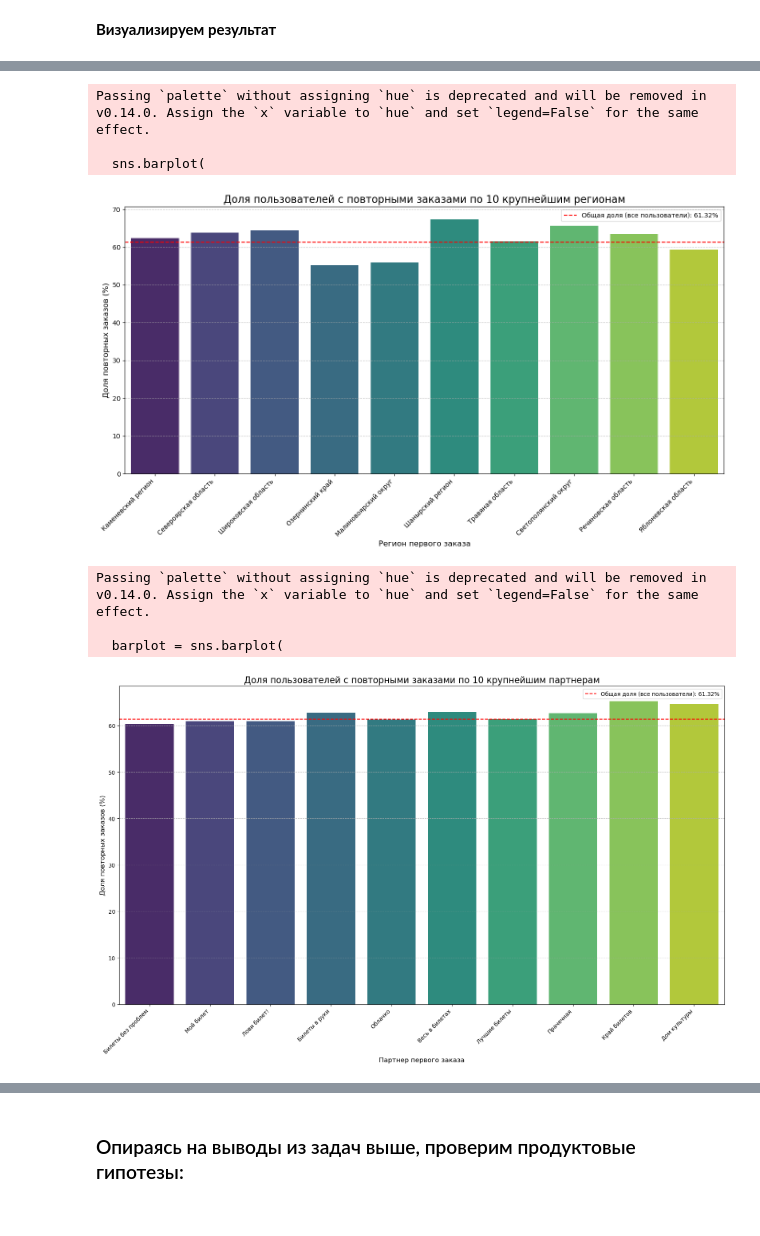
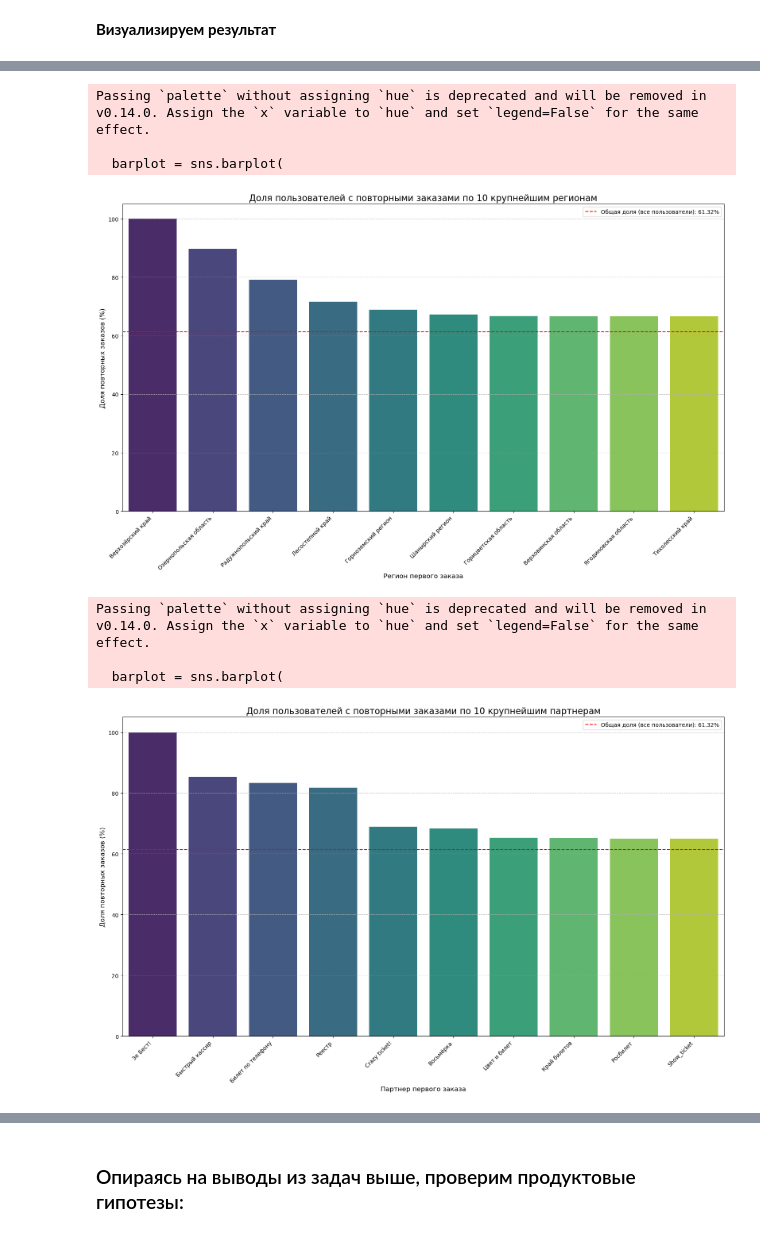
Before and after one commit to artemvasin86-netizen/yandex_afisha_analysis, a Jupyter notebook: DataAnalysis.ipynb, the cells around one changed output, grey strips where cells are left out. Cells and saved outputs as stored; diff of their text form; code cells hidden in the pictures.

```diff
--- a/DataAnalysis.ipynb
+++ b/DataAnalysis.ipynb
@@ -360,3 +535,0 @@ df_processed.drop(columns=['data'], inplace=True)
-# %%
-# Инициализируем новую колонку revenue_rub значениями из revenue
-df_processed['revenue_rub'] = df_processed['revenue']
@@ -1100,0 +1442,26 @@ for feature in features:
+# %%
+# Функция для визуализации распределения пользователей по признаку
+def plot_user_distribution(dist, feature, top_n=None):
+    # Сортируем по убыванию
+    data_to_plot = dist.sort_values(by='user_count', ascending=False).copy()
+
+    # Если строк больше 10, функция оставит только топ-10
+    if len(data_to_plot) > 10:
+        data_to_plot = data_to_plot.head(10)
+        title_suffix = '(Топ 10)'
+    else:
+        title_suffix = ''
+    # Преобразуем в строку — это убирает пустые места на графике
+    data_to_plot[feature] = data_to_plot[feature].astype(str)
+
+    # Строим график
+    plt.figure(figsize=(12, 6))
+    sns.barplot(data=data_to_plot, x='user_count', y=feature, palette='viridis', hue=feature, legend=False)
+
+    plt.title(f'Распределение: {feature} {title_suffix}')
+    plt.tight_layout()
+    plt.show()
+
+# Запускаем цикл по всем признакам
+for feature in features:
+    plot_user_distribution(results[feature], feature)
@@ -1243,61 +1635,63 @@ Passing `palette` without assigning `hue` is deprecated and will be removed in v
 # %%
-# Визуализация для сегмента first_region (топ-10 по user_count)
+# Визуализация для сегмента first_region
 
 # Получаем данные для региона
 region_data = results['first_region']
-# Сортируем по user_count и выбираем топ-10
-top_10_regions_by_users = region_data.sort_values(by='user_count', ascending=False).head(10)
+# Сортируем по repeat_proportion и выбираем топ-10
+top_10_regions = region_data.sort_values(by='repeat_proportion', ascending=False).head(10)
 
 # Настраиваем график
-plt.figure(figsize=(14, 8)) # Увеличиваем размер для лучшей читаемости
-sns.barplot(
+plt.figure(figsize=(16, 10))  # Увеличиваем размеры для лучшей читаемости
+barplot = sns.barplot(
     x='first_region',
     y='repeat_proportion',
-    data=top_10_regions_by_users,
+    data=top_10_regions,
     palette='viridis',
-    order=top_10_regions_by_users['first_region'].tolist() # Явно указываем порядок и список категорий
+    order=top_10_regions['first_region'].tolist()  # Явно указываем порядок и список категорий
 )
 
 # Добавляем заголовок и подписи осей
 plt.title('Доля пользователей с повторными заказами по 10 крупнейшим регионам', fontsize=16)
 plt.xlabel('Регион первого заказа', fontsize=12)
 plt.ylabel('Доля повторных заказов (%)', fontsize=12)
 
 # Добавляем горизонтальную линию, показывающую общую долю возвратов
 # Умножаем overall_repeat_rate на 100, чтобы он был в той же шкале, что и repeat_proportion
 plt.axhline(y=overall_repeat_rate * 100, color='red', linestyle='--', label=f'Общая доля (все пользователи): {overall_repeat_rate:.2%}')
 plt.legend()
 
+
 # Улучшаем читаемость меток по оси X
 plt.xticks(rotation=45, ha='right') # Поворачиваем метки, чтобы они не накладывались
 
 # Добавляем сетку для лучшей ориентации
 plt.grid(axis='y', linestyle='--', alpha=0.7)
 
 # Оптимизируем отступы, чтобы все элементы поместились
 plt.tight_layout()
 
 # Показываем график
 plt.show()
 # %% [output]
 Passing `palette` without assigning `hue` is deprecated and will be removed in v0.14.0. Assign the `x` variable to `hue` and set `legend=False` for the same effect.
 
-  sns.barplot(
+  barplot = sns.barplot(
-[figure, old version]
+[figure, new version]
 # %%
 # Получаем данные для партнеров
 partner_data = results['first_partner']
+
 # Сортируем по user_count и выбираем топ-10
-top_10_partners_by_users = partner_data.sort_values(by='user_count', ascending=False).head(10)
+top_10_partners = partner_data.sort_values(by='repeat_proportion', ascending=False).head(10)
 
 # Настраиваем график
 plt.figure(figsize=(16, 10))  # Увеличиваем размеры для лучшей читаемости
 barplot = sns.barplot(
     x='first_partner',
     y='repeat_proportion',
-    data=top_10_partners_by_users,
+    data=top_10_partners,
     palette='viridis',
-    order=top_10_partners_by_users['first_partner'].tolist()  # Явно указываем порядок и список категорий
+    order=top_10_partners['first_partner'].tolist()  # Явно указываем порядок и список категорий
 )
 
 # Добавляем заголовок и подписи осей
@@ -1326,5 +1720,5 @@ plt.show()
 Passing `palette` without assigning `hue` is deprecated and will be removed in v0.14.0. Assign the `x` variable to `hue` and set `legend=False` for the same effect.
 
   barplot = sns.barplot(
-[figure, old version]
+[figure, new version]
 # %% [markdown]
```
Also changed, not shown: parts of 125 cells of this notebook.
